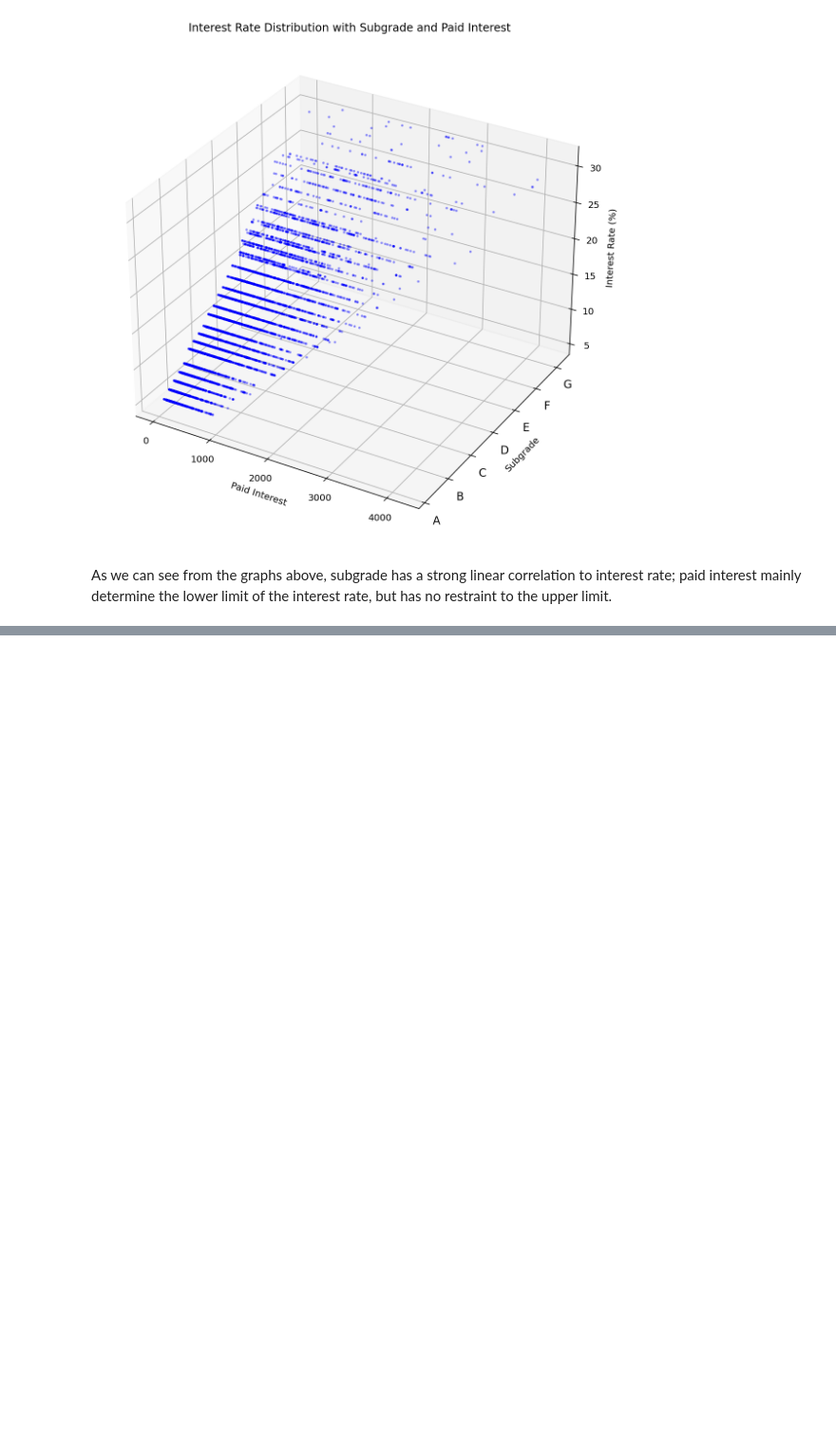
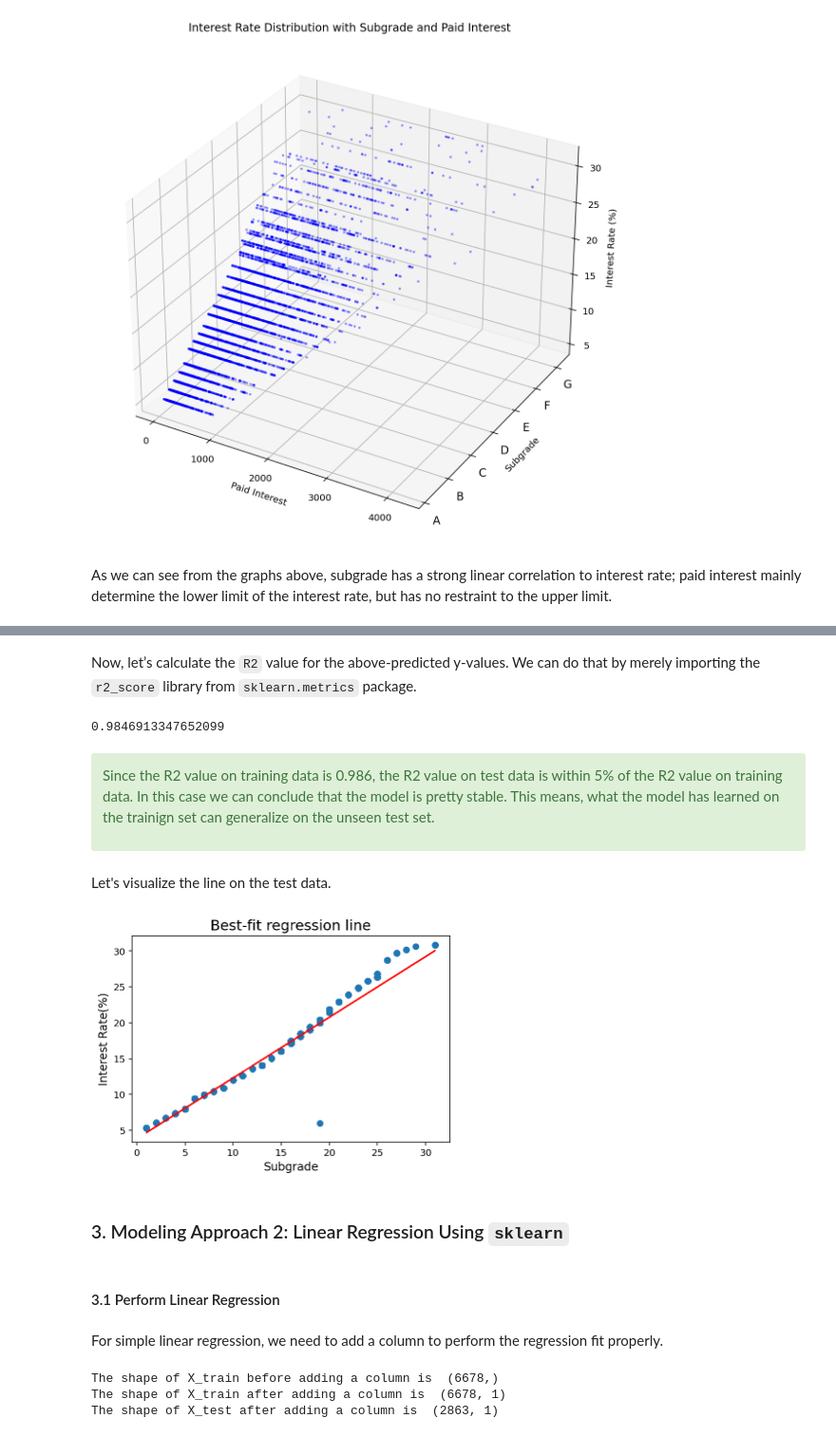
Before and after one commit to michael-qu/Lending-Club-Analysis, a Jupyter notebook: Case_Study_1.ipynb, the cells around one changed output, grey strips where cells are left out. Shown at 95% size. Cells and saved outputs as stored; diff of their text form; code cells hidden in the pictures; blank space fills up the shorter version.

```diff
--- a/Case_Study_1.ipynb
+++ b/Case_Study_1.ipynb
@@ -494,0 +553,9 @@ print("""final results:
+# %%
+# Adding a constant to X_test
+X_test_sm = sm.add_constant(X_test)
+
+# Predicting the y values corresponding to X_test_sm
+y_test_pred = lr.predict(X_test_sm)
+
+# Printing the first 15 predicted values
+y_test_pred
@@ -494,0 +575,29 @@ print("""final results:
+# %% [markdown]
+Now, let’s calculate the `R2` value for the above-predicted y-values. We can do that by merely importing the `r2_score` library from `sklearn.metrics` package.
+# %%
+# Checking the R-squared value
+r_squared = r2_score(y_test, y_test_pred)
+r_squared
+# %% [output]
+0.9846913347652099
+# %% [markdown]
+<div class="alert alert-block alert-success">
+
+Since the R2 value on training data is 0.986, the R2 value on test data is within 5% of the R2 value on training data. In this case we can conclude that the model is pretty stable. This means, what the model has learned on the trainign set can generalize on the unseen test set.
+</div>
+# %% [markdown]
+Let's visualize the line on the test data.
+# %%
+fig, ax = plt.subplots(figsize=(6,4))
+ax.scatter(X_test, y_test)
+ax.plot(X_test, y_test_pred, 'r')
+ax.set_title('Best-fit regression line', fontsize = 15)
+ax.set_xlabel('Subgrade', fontsize = 12)
+ax.set_ylabel('Interest Rate(%)', fontsize = 12)
+plt.show()
+# %% [output]
+[figure, added]
+# %% [markdown]
+### 3. Modeling Approach 2: Linear Regression Using `sklearn`
+# %% [markdown]
+#### 3.1 Perform Linear Regression
@@ -494,0 +607,16 @@ print("""final results:
+# %% [markdown]
+For simple linear regression, we need to add a column to perform the regression fit properly.
+# %%
+# Shape of the train set without adding column
+print("The shape of X_train before adding a column is ", X_train_lm.shape)
+
+# Adding additional column to the train and test data
+X_train_lm = X_train_lm.values.reshape(-1,1)
+X_test_lm = X_test_lm.values.reshape(-1,1)
+
+print("The shape of X_train after adding a column is ", X_train_lm.shape)
+print("The shape of X_test after adding a column is ", X_test_lm.shape)
+# %% [output]
+The shape of X_train before adding a column is  (6678,)
+The shape of X_train after adding a column is  (6678, 1)
+The shape of X_test after adding a column is  (2863, 1)
```
Also changed, not shown: parts of 46 cells of this notebook, 2 other files.
